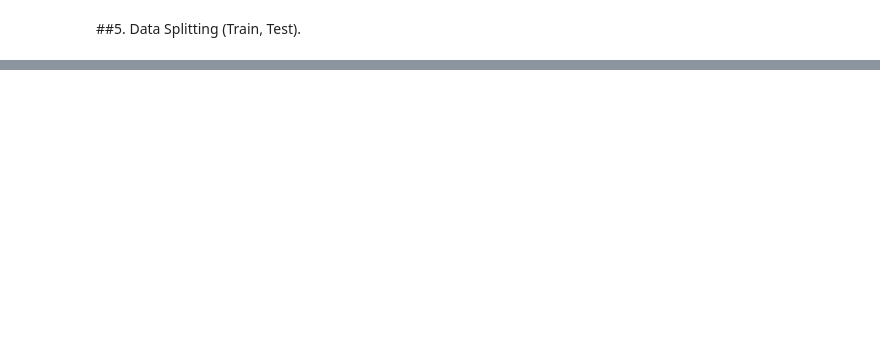
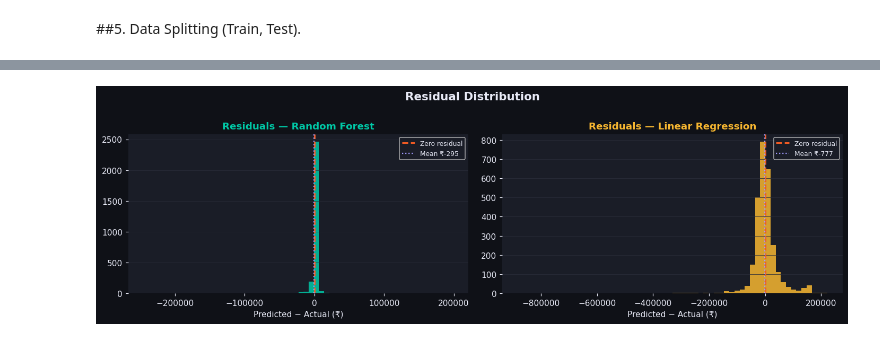
Before and after one commit to Arunjangir8/GenAI, a Jupyter notebook: Notebook/GenAI_project.ipynb, the cells around one changed output, grey strips where cells are left out. Saved outputs shown, nothing was run; the diff lists cells and outputs as text; code cells hidden in the pictures; blank space fills up the shorter version.

```diff
--- a/Notebook/GenAI_project.ipynb
+++ b/Notebook/GenAI_project.ipynb
@@ -213,0 +356,25 @@ X_train, X_test, y_train, y_test = train_test_split(X, y, test_size=0.2, random_
+# %%
+# ── 8.2  Residual Analysis ────────────────────────────────────────────────────
+# Good model → residuals centred at 0, roughly bell-shaped
+fig, axes = plt.subplots(1, 2, figsize=(13, 4))
+
+for ax, res, label, color in zip(
+    axes,
+    [rf_preds_test - y_test, lr_preds_test - y_test],
+    ['Random Forest', 'Linear Regression'],
+    ['#00c9a7', '#f7b731']
+):
+    ax.hist(res, bins=60, color=color, alpha=0.85, edgecolor='none')
+    ax.axvline(0,          color='#ee5a24',  lw=2,   ls='--', label='Zero residual')
+    ax.axvline(res.mean(), color='#a29bfe',  lw=1.5, ls=':',  label=f'Mean ₹{res.mean():,.0f}')
+    ax.set_title(f'Residuals — {label}', color=color, fontsize=12, fontweight='bold')
+    ax.set_xlabel('Predicted − Actual (₹)')
+    ax.legend(fontsize=8)
+    ax.grid(axis='y', linewidth=0.5)
+    for sp in ax.spines.values(): sp.set_visible(False)
+
+plt.suptitle('Residual Distribution', fontsize=14, fontweight='bold', y=1.01)
+plt.tight_layout()
+plt.show()
+# %% [output]
+[figure, added]
```
Also changed, not shown: parts of 24 cells of this notebook, 2 other files.
